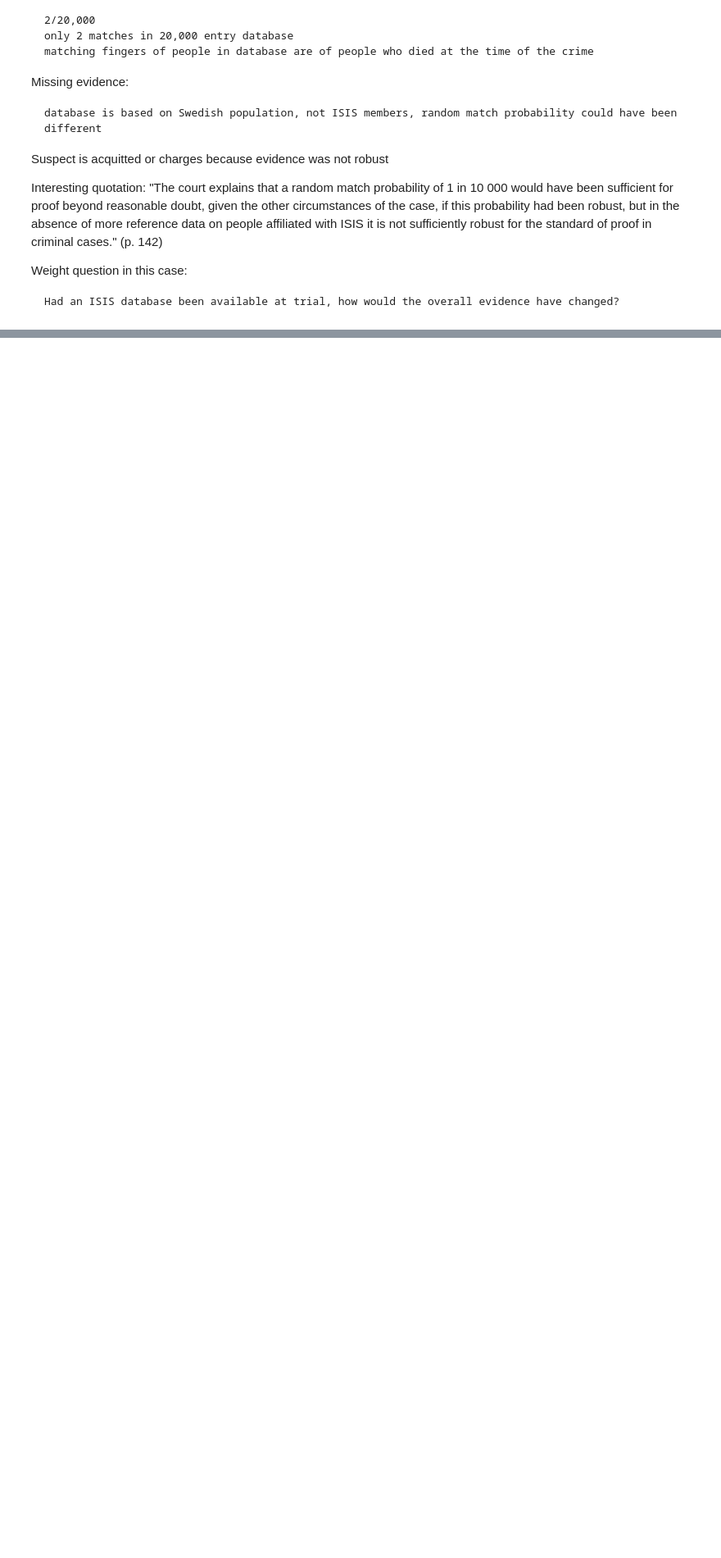
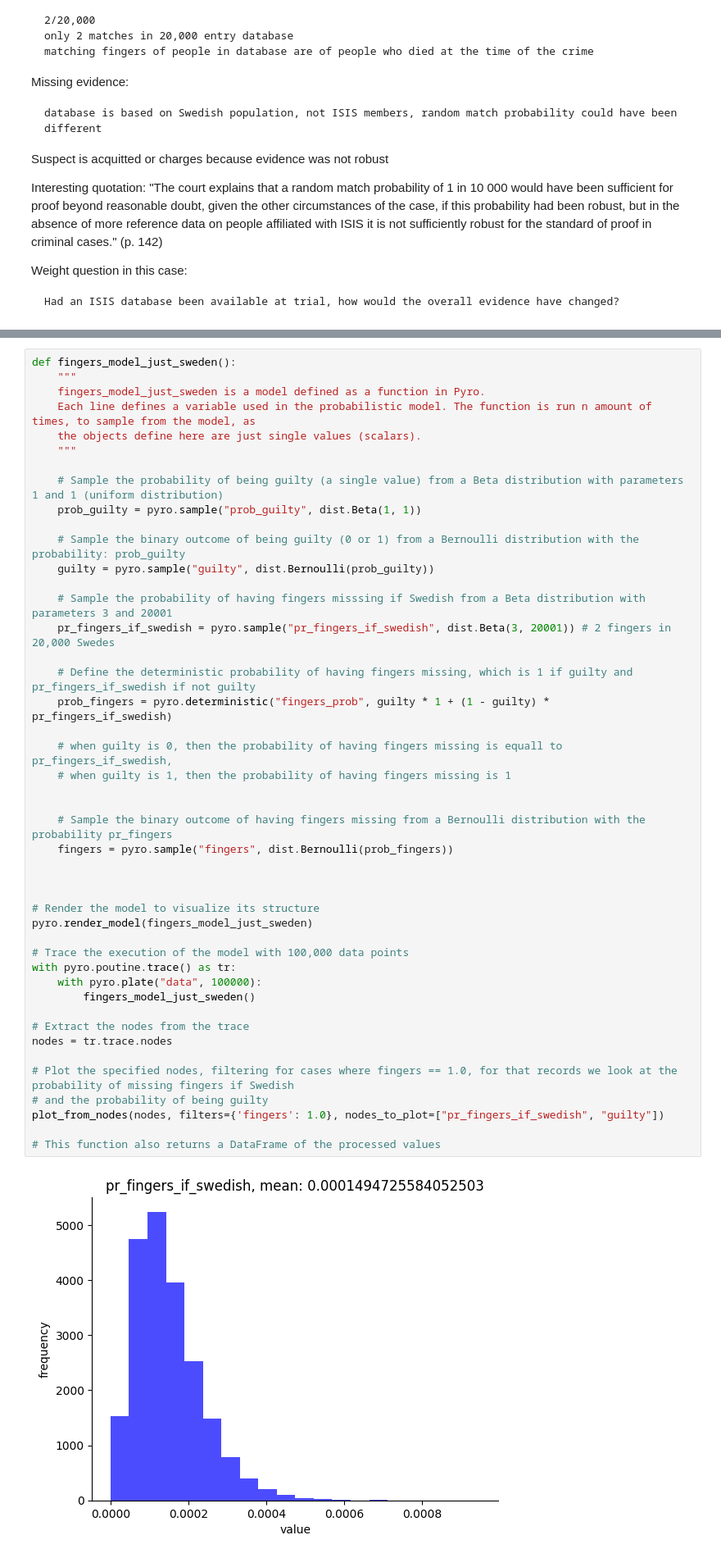
Before and after one commit to rfl-urbaniak/MRbook, a Jupyter notebook: weight-paper/scripts/missing_fingers.ipynb, the cells around one changed output, grey strips where cells are left out. Shown at 82% size. Saved outputs shown, nothing was run; the diff lists cells and outputs as text; blank space fills up the shorter version.

Commit message:
adding a description of fingers notebook

```diff
--- a/weight-paper/scripts/missing_fingers.ipynb
+++ b/weight-paper/scripts/missing_fingers.ipynb
@@ -89,0 +105,47 @@ The function above calculates weight of evidence of a posterior $p$ in a followi
+# %%
+def fingers_model_just_sweden():
+    """
+    fingers_model_just_sweden is a model defined as a function in Pyro.
+    Each line defines a variable used in the probabilistic model. The function is run n amount of times, to sample from the model, as
+    the objects define here are just single values (scalars).
+    """
+
+    # Sample the probability of being guilty (a single value) from a Beta distribution with parameters 1 and 1 (uniform distribution)
+    prob_guilty = pyro.sample("prob_guilty", dist.Beta(1, 1))
+
+    # Sample the binary outcome of being guilty (0 or 1) from a Bernoulli distribution with the probability: prob_guilty
+    guilty = pyro.sample("guilty", dist.Bernoulli(prob_guilty))
+
+    # Sample the probability of having fingers misssing if Swedish from a Beta distribution with parameters 3 and 20001
+    pr_fingers_if_swedish = pyro.sample("pr_fingers_if_swedish", dist.Beta(3, 20001)) # 2 fingers in 20,000 Swedes
+
+    # Define the deterministic probability of having fingers missing, which is 1 if guilty and pr_fingers_if_swedish if not guilty
+    prob_fingers = pyro.deterministic("fingers_prob", guilty * 1 + (1 - guilty) * pr_fingers_if_swedish)
+
+    # when guilty is 0, then the probability of having fingers missing is equall to pr_fingers_if_swedish,
+    # when guilty is 1, then the probability of having fingers missing is 1
+
+
+    # Sample the binary outcome of having fingers missing from a Bernoulli distribution with the probability pr_fingers
+    fingers = pyro.sample("fingers", dist.Bernoulli(prob_fingers))
+
+
+
+# Render the model to visualize its structure
+pyro.render_model(fingers_model_just_sweden)
+
+# Trace the execution of the model with 100,000 data points
+with pyro.poutine.trace() as tr:
+    with pyro.plate("data", 100000):
+        fingers_model_just_sweden()
+
+# Extract the nodes from the trace
+nodes = tr.trace.nodes
+
+# Plot the specified nodes, filtering for cases where fingers == 1.0, for that records we look at the probability of missing fingers if Swedish
+# and the probability of being guilty
+plot_from_nodes(nodes, filters={'fingers': 1.0}, nodes_to_plot=["pr_fingers_if_swedish", "guilty"])
+
+# This function also returns a DataFrame of the processed values
+# %% [output]
+[figure, added]
```
Also changed, not shown: parts of 17 cells of this notebook, 1 other file.
